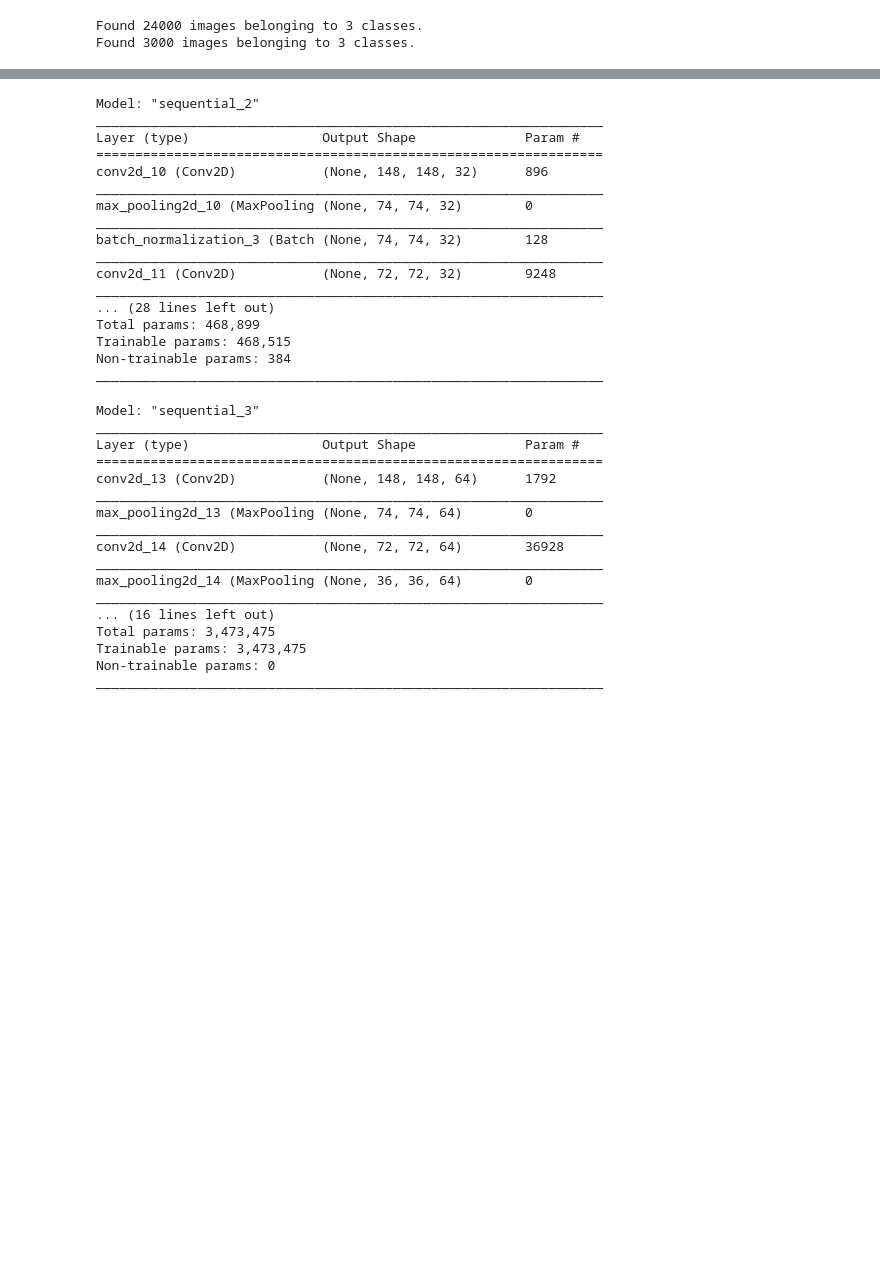
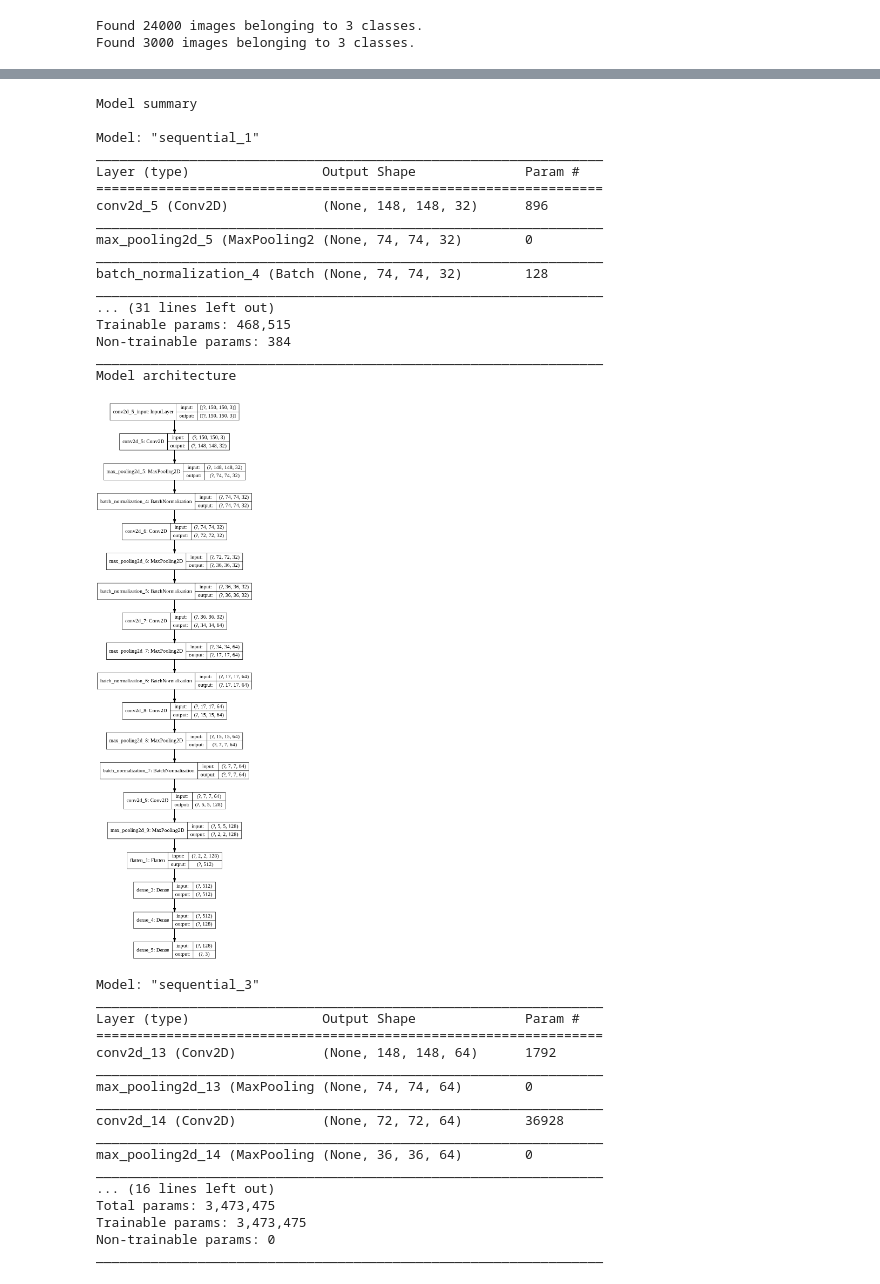
Before and after one commit to sankalpachowdhury/Galaxy-Classification-using-CNN, a Jupyter notebook: Copy_of_Model2_Galaxy_classification_Early_St_&_MCh.ipynb, the cells around one changed output, grey strips where cells are left out. Drawn from its saved outputs; the diff is of its cells as text; code cells hidden in the pictures; blank space fills up the shorter version.

```diff
--- a/Copy_of_Model2_Galaxy_classification_Early_St_&_MCh.ipynb
+++ b/Copy_of_Model2_Galaxy_classification_Early_St_&_MCh.ipynb
@@ -392,6 +431,5 @@ ha ok
 # %%
-from keras import regularizers
-
+from keras.utils.vis_utils import plot_model
 
 model = tf.keras.models.Sequential([
     # first convolution layer, input is an 150x150 image x3 colors
@@ -411,41 +449,45 @@ model = tf.keras.models.Sequential([
     tf.keras.layers.MaxPooling2D(2,2),
     tf.keras.layers.BatchNormalization(),
     # fifth convolution layer
     tf.keras.layers.Conv2D(128, (3,3), activation='relu'),
     tf.keras.layers.MaxPooling2D(2,2),
     #tf.keras.layers.Conv2D(256, (3,3), activation='relu'),
     #tf.keras.layers.MaxPooling2D(2,2),
     # flatten the image pixels
     tf.keras.layers.Flatten(),
 
     # 512 neuron fully connected hidden layer
     #tf.keras.layers.Dense(1024, activation='relu'),
     tf.keras.layers.Dense(512, activation='relu'),
     #tf.keras.layers.Dense(256, activation='relu'),
     tf.keras.layers.Dense(128, activation='relu'),
     tf.keras.layers.Dense(3, activation='softmax')
 ])
 #model1.add()
 #tf.keras.layers.Dropout(0.5),
+print('Model summary\n')
 model.summary()
+print('Model architecture\n')
+plot_model(model, to_file='model_plot.png', show_shapes=True, show_layer_names=True)
 # %% [output]
-Model: "sequential_2"
+Model summary
+
+Model: "sequential_1"
 _________________________________________________________________
 Layer (type)                 Output Shape              Param #
 =================================================================
-conv2d_10 (Conv2D)           (None, 148, 148, 32)      896
+conv2d_5 (Conv2D)            (None, 148, 148, 32)      896
 _________________________________________________________________
-max_pooling2d_10 (MaxPooling (None, 74, 74, 32)        0
+max_pooling2d_5 (MaxPooling2 (None, 74, 74, 32)        0
 _________________________________________________________________
-batch_normalization_3 (Batch (None, 74, 74, 32)        128
+batch_normalization_4 (Batch (None, 74, 74, 32)        128
 _________________________________________________________________
-conv2d_11 (Conv2D)           (None, 72, 72, 32)        9248
-_________________________________________________________________
-... (28 lines left out)
-Total params: 468,899
+... (31 lines left out)
 Trainable params: 468,515
 Non-trainable params: 384
 _________________________________________________________________
+Model architecture
+[figure, added]
 # %%
 model2 = tf.keras.models.Sequential([
     # first convolution layer, input is an 150x150 image x3 colors
```
Also changed, not shown: parts of 25 cells of this notebook.
